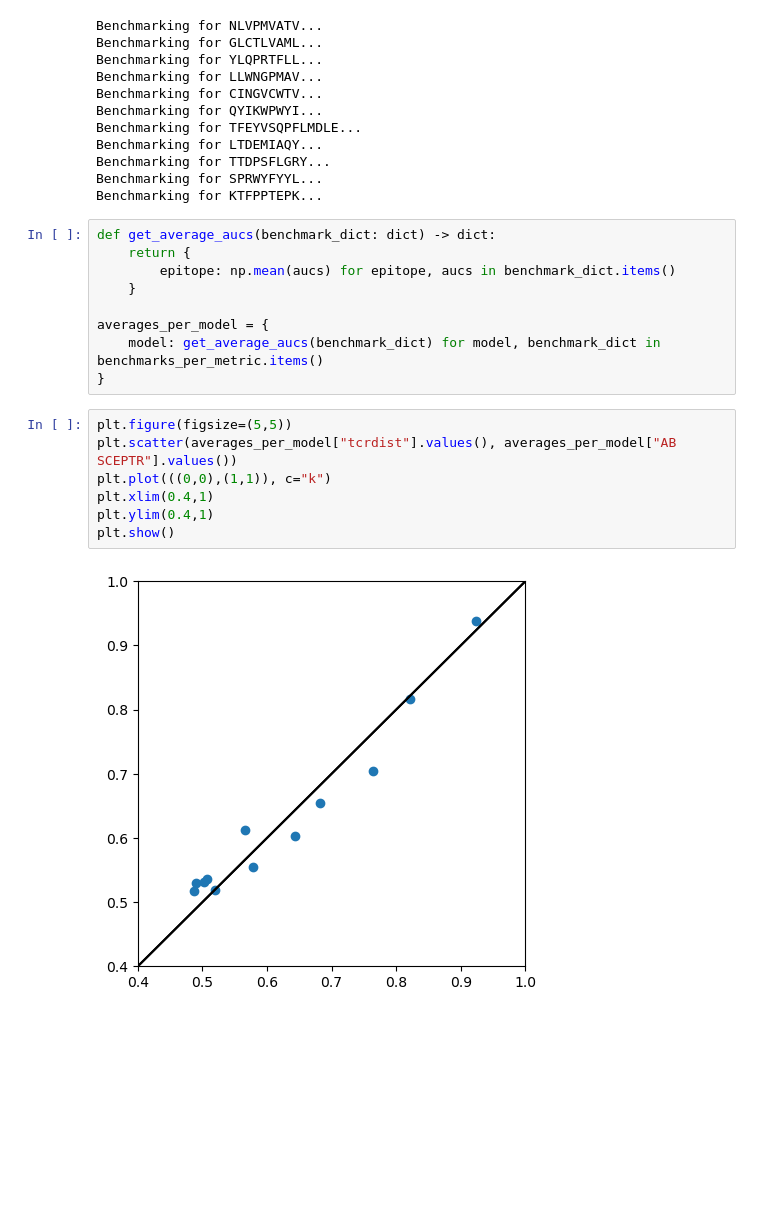
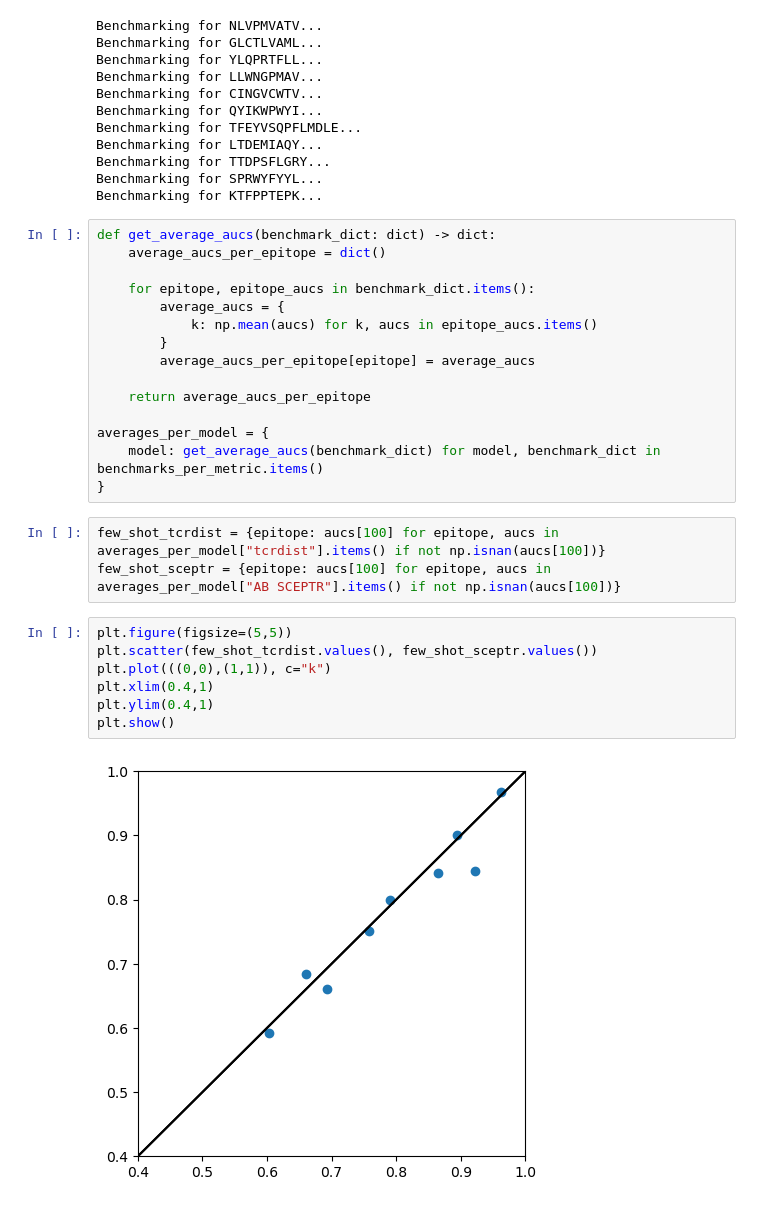
Before and after one commit to yutanagano/sceptr_publication_analyses, a Jupyter notebook: notebooks/rough_sketch_one_vs_rest.ipynb, the cells around one changed output. Saved outputs shown, nothing was run; the diff lists cells and outputs as text; blank space fills up the shorter version.

```diff
--- a/notebooks/rough_sketch_one_vs_rest.ipynb
+++ b/notebooks/rough_sketch_one_vs_rest.ipynb
@@ -92,19 +120,28 @@ Benchmarking for SPRWYFYYL...
 Benchmarking for KTFPPTEPK...
 # %%
 def get_average_aucs(benchmark_dict: dict) -> dict:
-    return {
-        epitope: np.mean(aucs) for epitope, aucs in benchmark_dict.items()
-    }
+    average_aucs_per_epitope = dict()
+
+    for epitope, epitope_aucs in benchmark_dict.items():
+        average_aucs = {
+            k: np.mean(aucs) for k, aucs in epitope_aucs.items()
+        }
+        average_aucs_per_epitope[epitope] = average_aucs
+
+    return average_aucs_per_epitope
 
 averages_per_model = {
     model: get_average_aucs(benchmark_dict) for model, benchmark_dict in benchmarks_per_metric.items()
 }
+# %%
+few_shot_tcrdist = {epitope: aucs[100] for epitope, aucs in averages_per_model["tcrdist"].items() if not np.isnan(aucs[100])}
+few_shot_sceptr = {epitope: aucs[100] for epitope, aucs in averages_per_model["AB SCEPTR"].items() if not np.isnan(aucs[100])}
 # %%
 plt.figure(figsize=(5,5))
-plt.scatter(averages_per_model["tcrdist"].values(), averages_per_model["AB SCEPTR"].values())
+plt.scatter(few_shot_tcrdist.values(), few_shot_sceptr.values())
 plt.plot(((0,0),(1,1)), c="k")
 plt.xlim(0.4,1)
 plt.ylim(0.4,1)
 plt.show()
 # %% [output]
-[figure, old version]
+[figure, new version]
```
Also changed, not shown: parts of 5 cells of this notebook, 1 other file.
